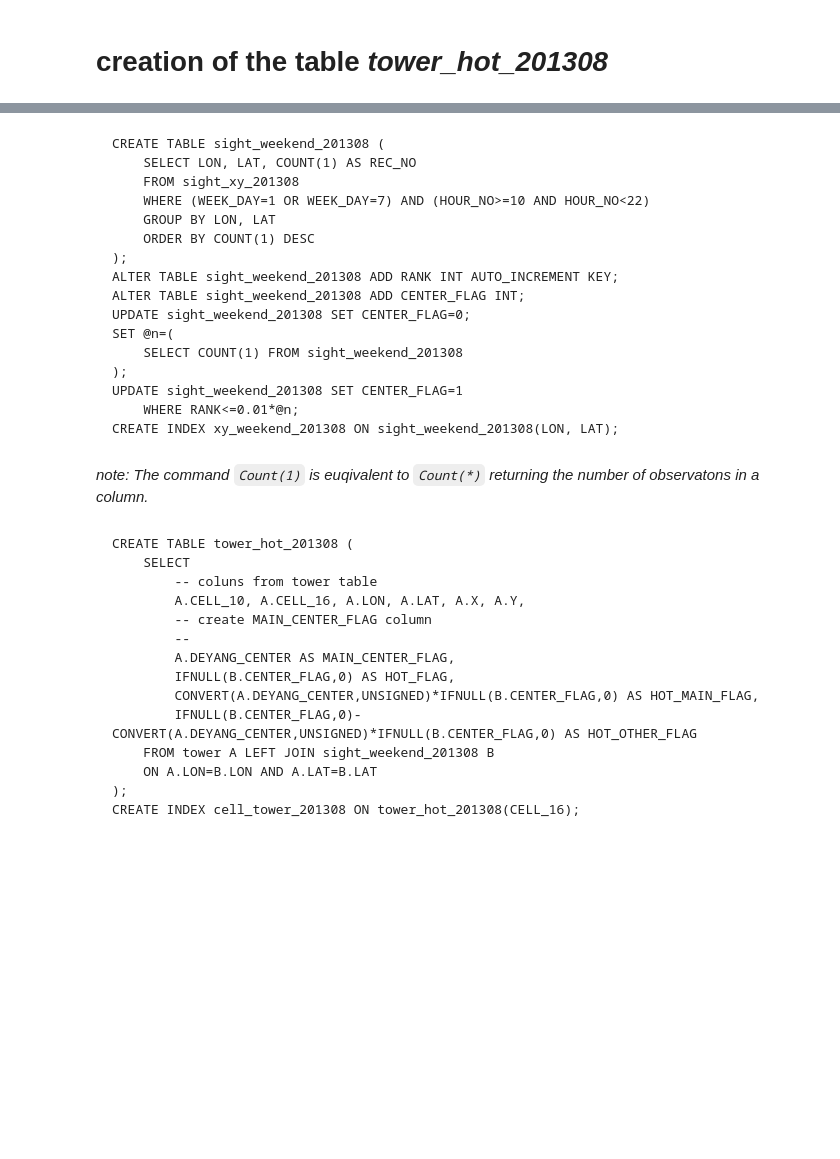
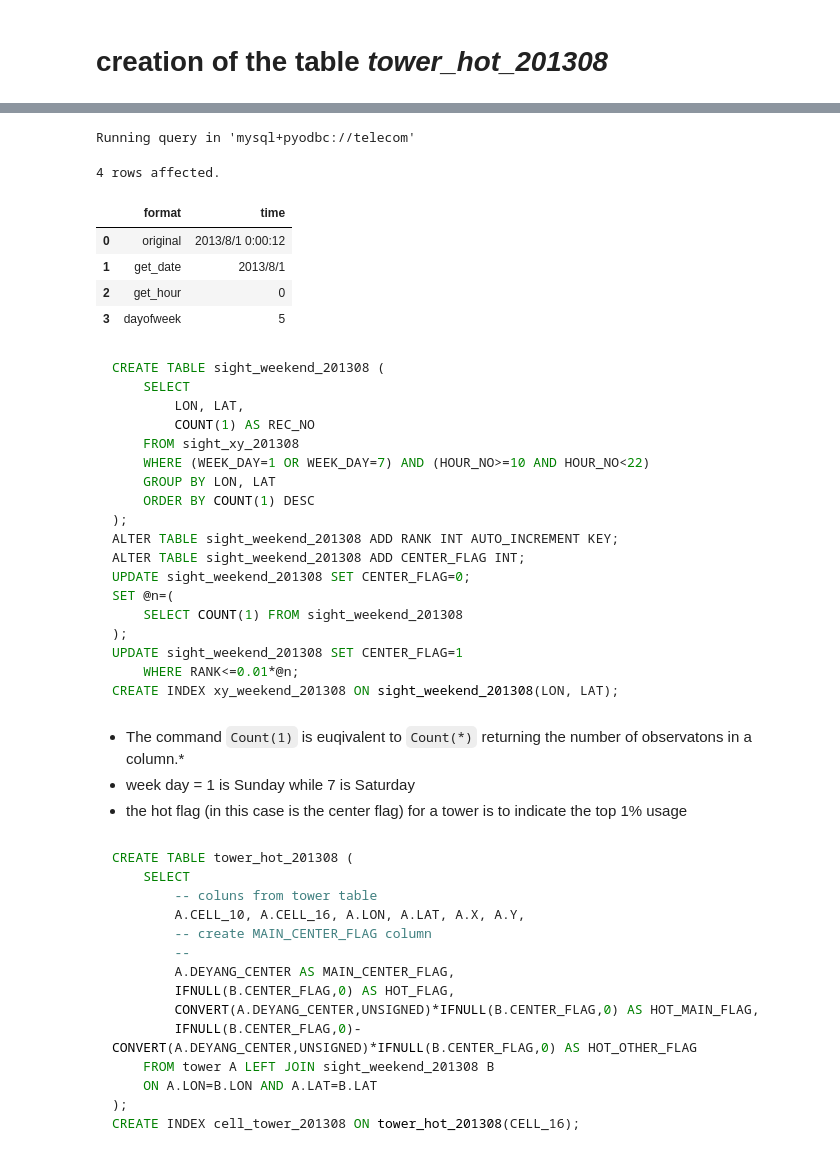
Before and after one commit to githubjacky/telecom, a Jupyter notebook: notebooks/data_info/processed/tower_creation.ipynb, the cells around one changed output, grey strips where cells are left out. Saved outputs shown, nothing was run; the diff lists cells and outputs as text; code cells hidden in the pictures; blank space fills up the shorter version.

Commit message:
finish studying the tower table construction

````diff
--- a/notebooks/data_info/processed/tower_creation.ipynb
+++ b/notebooks/data_info/processed/tower_creation.ipynb
@@ -28,7 +58,52 @@ of *LAC(location area code)* can be found [here]().
+# %%
+%%sql
+
+
+(
+    SELECT
+        'original' AS format,
+         START_TIME AS time
+    FROM serv_acct_item_0838_201308
+    LIMIT 1
+)
+UNION
+(
+    SELECT
+        'get_date' AS format,
+         SUBSTRING_INDEX(START_TIME,' ',1) AS time
+    FROM serv_acct_item_0838_201308
+    LIMIT 1
+)
+UNION
+(
+    SELECT
+        'get_hour' AS format,
+         CONVERT(SUBSTRING_INDEX(SUBSTRING_INDEX(START_TIME,' ',-1),':',1),UNSIGNED) AS time
+    FROM serv_acct_item_0838_201308
+    LIMIT 1
+)
+UNION
+(
+    SELECT
+        'dayofweek' AS format,
+         DAYOFWEEK(SUBSTRING_INDEX(START_TIME,' ',1)) AS time
+    FROM serv_acct_item_0838_201308
+    LIMIT 1
+)
+# %% [output]
+Running query in 'mysql+pyodbc://telecom'
+4 rows affected.
+|  | format | time |
+| 0 | original | 2013/8/1 0:00:12 |
+| 1 | get_date | 2013/8/1 |
+| 2 | get_hour | 0 |
+| 3 | dayofweek | 5 |
 # %% [markdown]
-```{sql}
+```sql
 CREATE TABLE sight_weekend_201308 (
-	SELECT LON, LAT, COUNT(1) AS REC_NO
+	SELECT
+        LON, LAT,
+        COUNT(1) AS REC_NO
 	FROM sight_xy_201308
 	WHERE (WEEK_DAY=1 OR WEEK_DAY=7) AND (HOUR_NO>=10 AND HOUR_NO<22)
 	GROUP BY LON, LAT
@@ -45,10 +120,12 @@ UPDATE sight_weekend_201308 SET CENTER_FLAG=1
 CREATE INDEX xy_weekend_201308 ON sight_weekend_201308(LON, LAT);
 ```
 # %% [markdown]
-*note: The command `Count(1)` is euqivalent to `Count(*)` returning the number of
+- The command `Count(1)` is euqivalent to `Count(*)` returning the number of
 observatons in a column.*
+- week day = 1 is Sunday while 7 is Saturday
+- the hot flag (in this case is the center flag) for a tower is to indicate the top 1% usage
 # %% [markdown]
-```{sql}
+```sql
 CREATE TABLE tower_hot_201308 (
 	SELECT
         -- coluns from tower table
````
Also changed, not shown: parts of 6 cells of this notebook, 8 other files.
